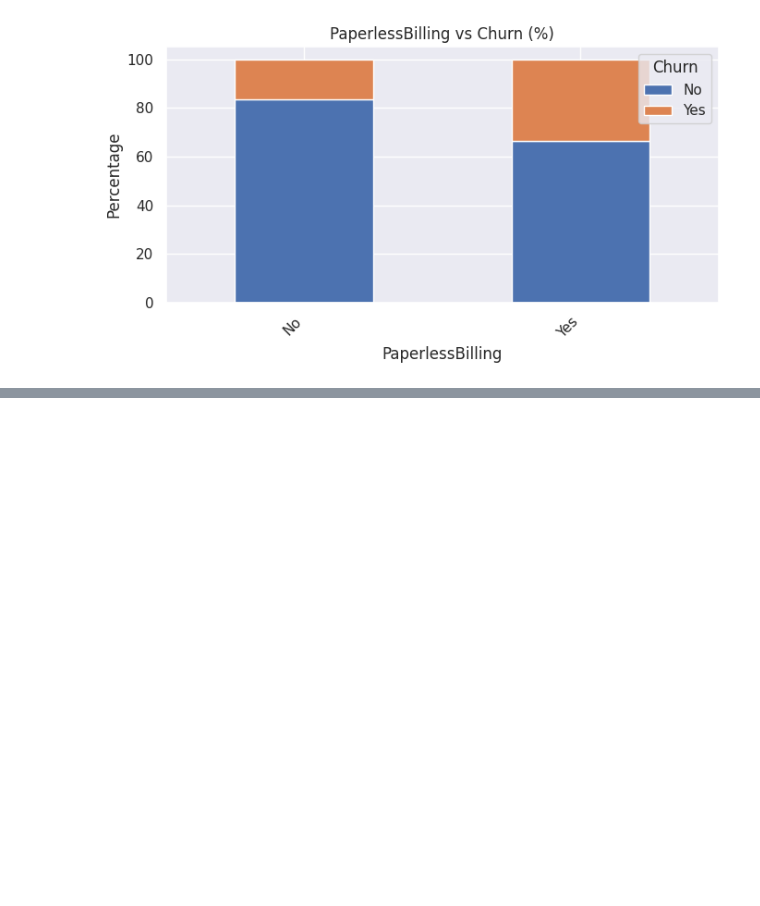
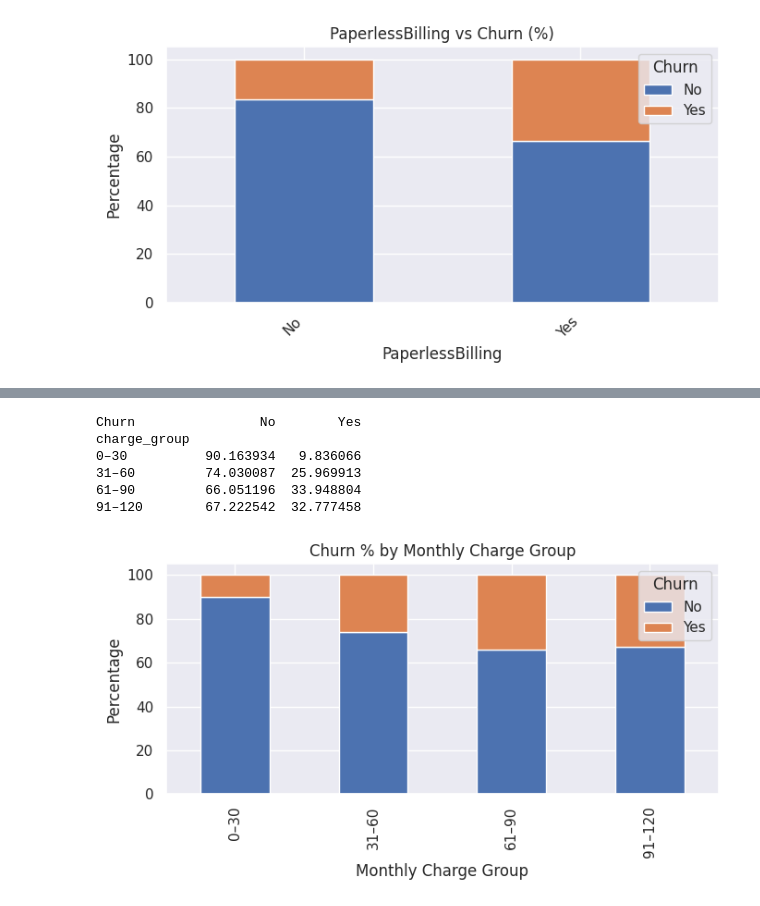
Before and after one commit to anushanthbalachandran/ML_Coursework_Telco_Customer_Churn, a Jupyter notebook: 2425477_20241130_Anushanth.ipynb, the cells around one changed output, grey strips where cells are left out. Cells and saved outputs as stored; diff of their text form; code cells hidden in the pictures; blank space fills up the shorter version.

```diff
--- a/2425477_20241130_Anushanth.ipynb
+++ b/2425477_20241130_Anushanth.ipynb
@@ -407,0 +470,24 @@ PaperlessBilling vs Churn (%)
+# %%
+# Create monthly charge groups
+charge_bins = [0, 30, 60, 90, 120]
+charge_labels = ["0–30", "31–60", "61–90", "91–120"]
+inputs["charge_group"] = pd.cut(inputs["MonthlyCharges"], bins=charge_bins, labels=charge_labels, right=True)
+
+charge_churn = pd.crosstab(inputs["charge_group"], inputs["Churn"], normalize="index") * 100
+print(charge_churn)
+
+charge_churn.plot(kind="bar", stacked=True, figsize=(7,4))
+plt.title("Churn % by Monthly Charge Group")
+plt.ylabel("Percentage")
+plt.xlabel("Monthly Charge Group")
+plt.legend(title="Churn")
+plt.tight_layout()
+plt.show()
+# %% [output]
+Churn                No        Yes
+charge_group
+0–30          90.163934   9.836066
+31–60         74.030087  25.969913
+61–90         66.051196  33.948804
+91–120        67.222542  32.777458
+[figure, added]
```
Also changed, not shown: parts of 8 cells of this notebook.
